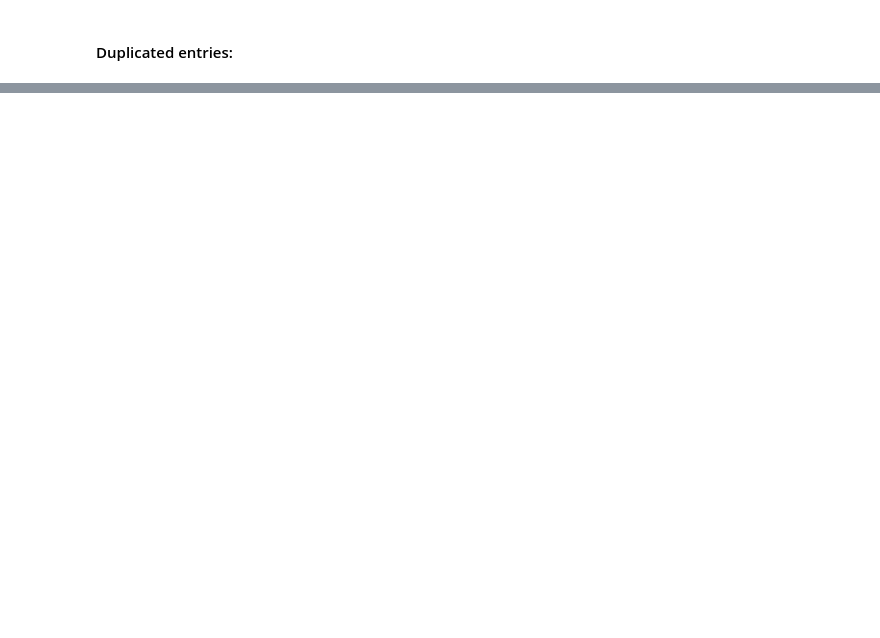
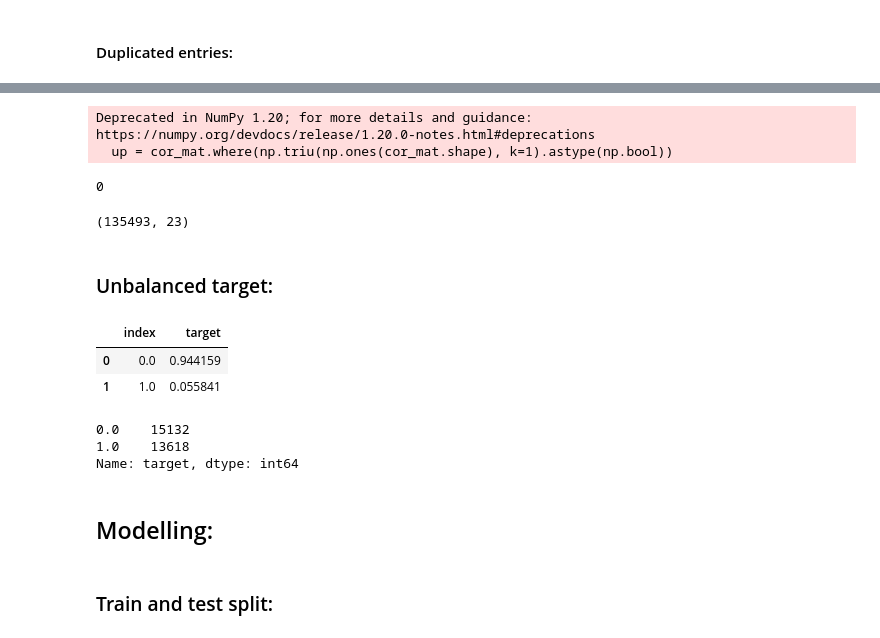
Before and after one commit to manugaco/use_cases, a Jupyter notebook: Supervised_fraud_detection.ipynb, the cells around one changed output, grey strips where cells are left out. Cells and saved outputs as stored; diff of their text form; code cells hidden in the pictures; blank space fills up the shorter version.

```diff
--- a/Supervised_fraud_detection.ipynb
+++ b/Supervised_fraud_detection.ipynb
@@ -90,0 +374,20 @@ inv_test.duplicated(subset=['client_id','invoice_date','new_index']).sum()
+# %%
+def feat_sel(df_features):
+
+    dataframe = df_features.drop('client_id', axis=1)
+    X = dataframe.values
+    Y = df_features['target'].values
+
+    # feature extraction
+    model = ExtraTreesClassifier(n_estimators=10)
+    model.fit(X, Y)
+    importances = model.feature_importances_
+    imp_bool = importances > importances.mean()
+    imp_cols = [dataframe.columns[i] for i in range(len(imp_bool)) if imp_bool[i] == True]
+    output = pd.concat([df_features['client_id'], dataframe[imp_cols]], axis = 1)
+
+    return(output)
+# %%
+np.random.seed(111)
+
+df_feat_train_red = feat_sel(df_features_train)
@@ -90,0 +408,29 @@ inv_test.duplicated(subset=['client_id','invoice_date','new_index']).sum()
+# %%
+df_feat_train_red_2 = df_feat_train_red.drop(['client_id', 'target'], axis=1)
+cor_mat = df_feat_train_red_2.corr().abs()
+up = cor_mat.where(np.triu(np.ones(cor_mat.shape), k=1).astype(np.bool))
+to_drop = [column for column in up.columns if any(up[column] > 0.95)]
+df_feat_train_red_2.drop(to_drop, axis=1, inplace=True)
+# %% [output]
+Deprecated in NumPy 1.20; for more details and guidance: https://numpy.org/devdocs/release/1.20.0-notes.html#deprecations
+  up = cor_mat.where(np.triu(np.ones(cor_mat.shape), k=1).astype(np.bool))
+# %%
+df_feat_final = pd.concat([df_feat_train_red[['client_id', 'target']], df_feat_train_red_2], axis=1)
+# %%
+missing_features = missing(df_feat_final)
+sum(missing_features)
+# %% [output]
+0
+# %%
+df_feat_final.shape
+# %% [output]
+(135493, 23)
+# %% [markdown]
+### Unbalanced target:
+# %%
+counts = df_feat_final['target'].value_counts().reset_index().apply(lambda x: x/x.sum())
+counts
+# %% [output]
+|  | index | target |
+| 0 | 0.0 | 0.944159 |
+| 1 | 1.0 | 0.055841 |
@@ -90,0 +459,10 @@ inv_test.duplicated(subset=['client_id','invoice_date','new_index']).sum()
+# %%
+y.value_counts()
+# %% [output]
+0.0    15132
+1.0    13618
+Name: target, dtype: int64
+# %% [markdown]
+## Modelling:
+# %% [markdown]
+### Train and test split:
```
Also changed, not shown: parts of 57 cells of this notebook.
